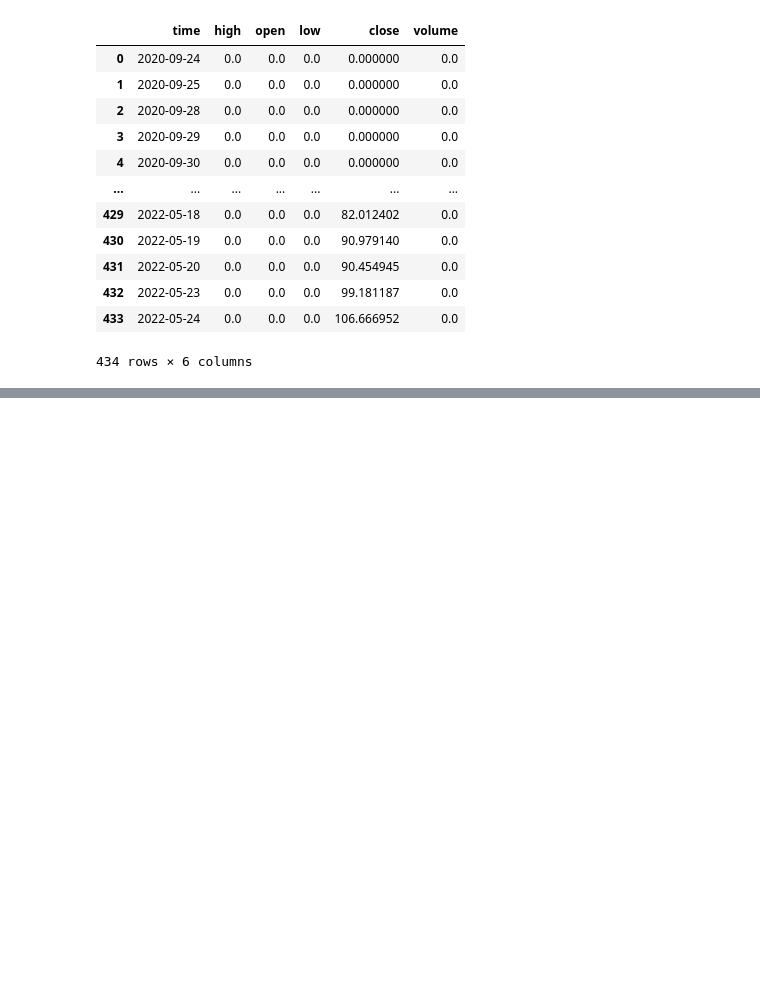
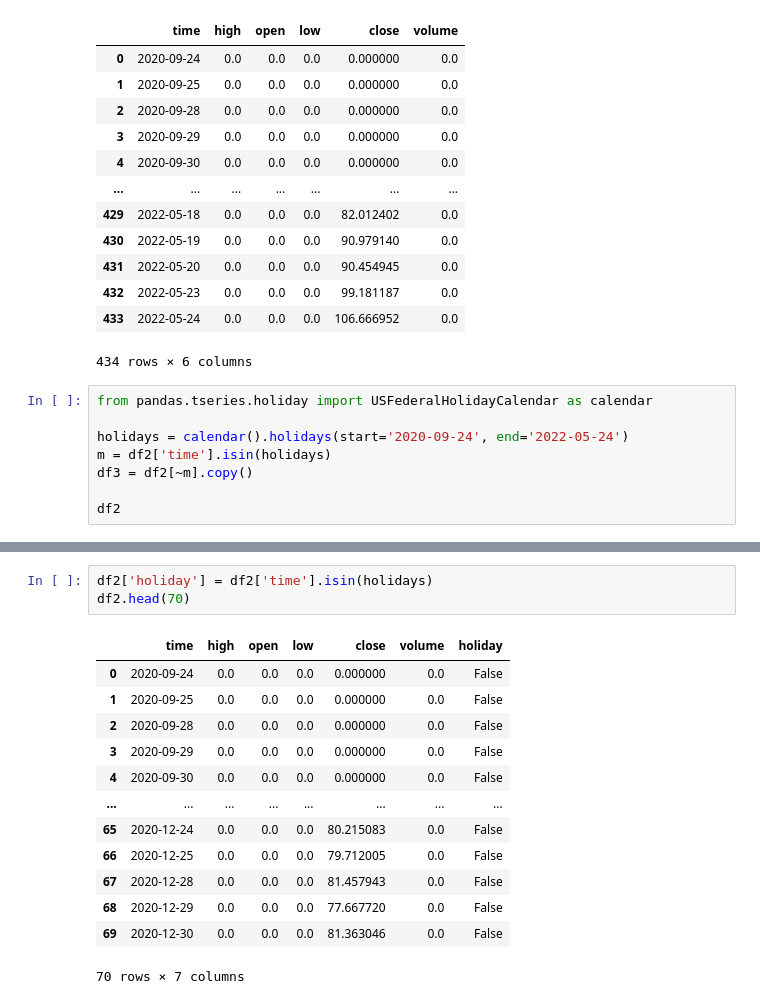
Before and after one commit to francoishcm/BackTesting, a Jupyter notebook: Zipline_Reloaded_BacktestEngine_5_26052022.ipynb, the cells around one changed output, grey strips where cells are left out. Saved outputs shown, nothing was run; the diff lists cells and outputs as text; blank space fills up the shorter version.

```diff
--- a/Zipline_Reloaded_BacktestEngine_5_26052022.ipynb
+++ b/Zipline_Reloaded_BacktestEngine_5_26052022.ipynb
@@ -1398,3 +1279,11 @@ df2
 | 432 | 2022-05-23 | 0.0 | 0.0 | 0.0 | 99.181187 | 0.0 |
 | 433 | 2022-05-24 | 0.0 | 0.0 | 0.0 | 106.666952 | 0.0 |
 434 rows × 6 columns
+# %%
+from pandas.tseries.holiday import USFederalHolidayCalendar as calendar
+
+holidays = calendar().holidays(start='2020-09-24', end='2022-05-24')
+m = df2['time'].isin(holidays)
+df3 = df2[~m].copy()
+
+df2
@@ -1401,3 +1304,20 @@ df2
+# %%
+df2['holiday'] = df2['time'].isin(holidays)
+df2.head(70)
+# %% [output]
+|  | time | high | open | low | close | volume | holiday |
+| 0 | 2020-09-24 | 0.0 | 0.0 | 0.0 | 0.000000 | 0.0 | False |
+| 1 | 2020-09-25 | 0.0 | 0.0 | 0.0 | 0.000000 | 0.0 | False |
+| 2 | 2020-09-28 | 0.0 | 0.0 | 0.0 | 0.000000 | 0.0 | False |
+| 3 | 2020-09-29 | 0.0 | 0.0 | 0.0 | 0.000000 | 0.0 | False |
+| 4 | 2020-09-30 | 0.0 | 0.0 | 0.0 | 0.000000 | 0.0 | False |
+| ... | ... | ... | ... | ... | ... | ... | ... |
+| 65 | 2020-12-24 | 0.0 | 0.0 | 0.0 | 80.215083 | 0.0 | False |
+| 66 | 2020-12-25 | 0.0 | 0.0 | 0.0 | 79.712005 | 0.0 | False |
+| 67 | 2020-12-28 | 0.0 | 0.0 | 0.0 | 81.457943 | 0.0 | False |
+| 68 | 2020-12-29 | 0.0 | 0.0 | 0.0 | 77.667720 | 0.0 | False |
+| 69 | 2020-12-30 | 0.0 | 0.0 | 0.0 | 81.363046 | 0.0 | False |
+70 rows × 7 columns
 # %%
 #Create datetime index of businessdays
 
```
Also changed, not shown: parts of 13 cells of this notebook.
